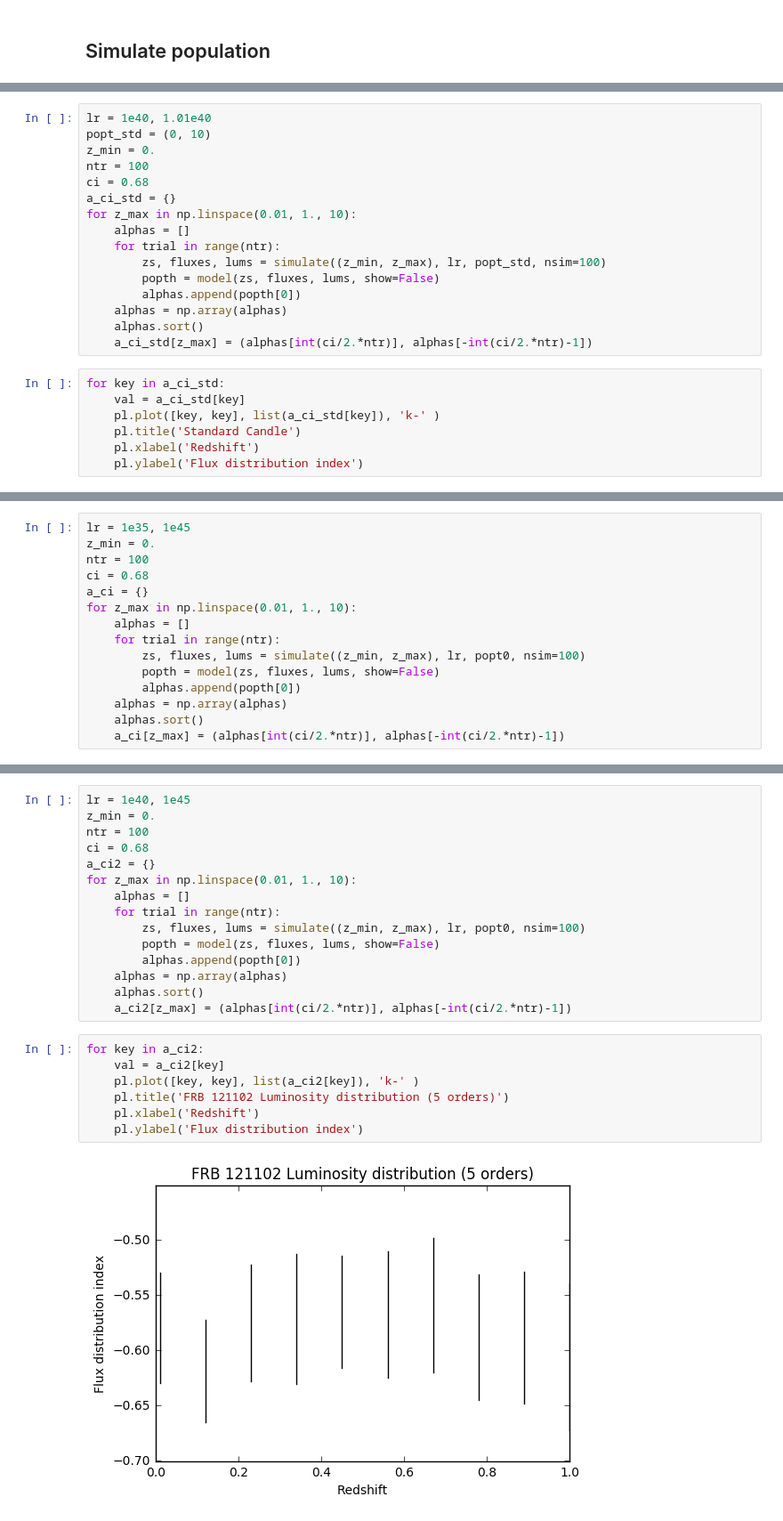
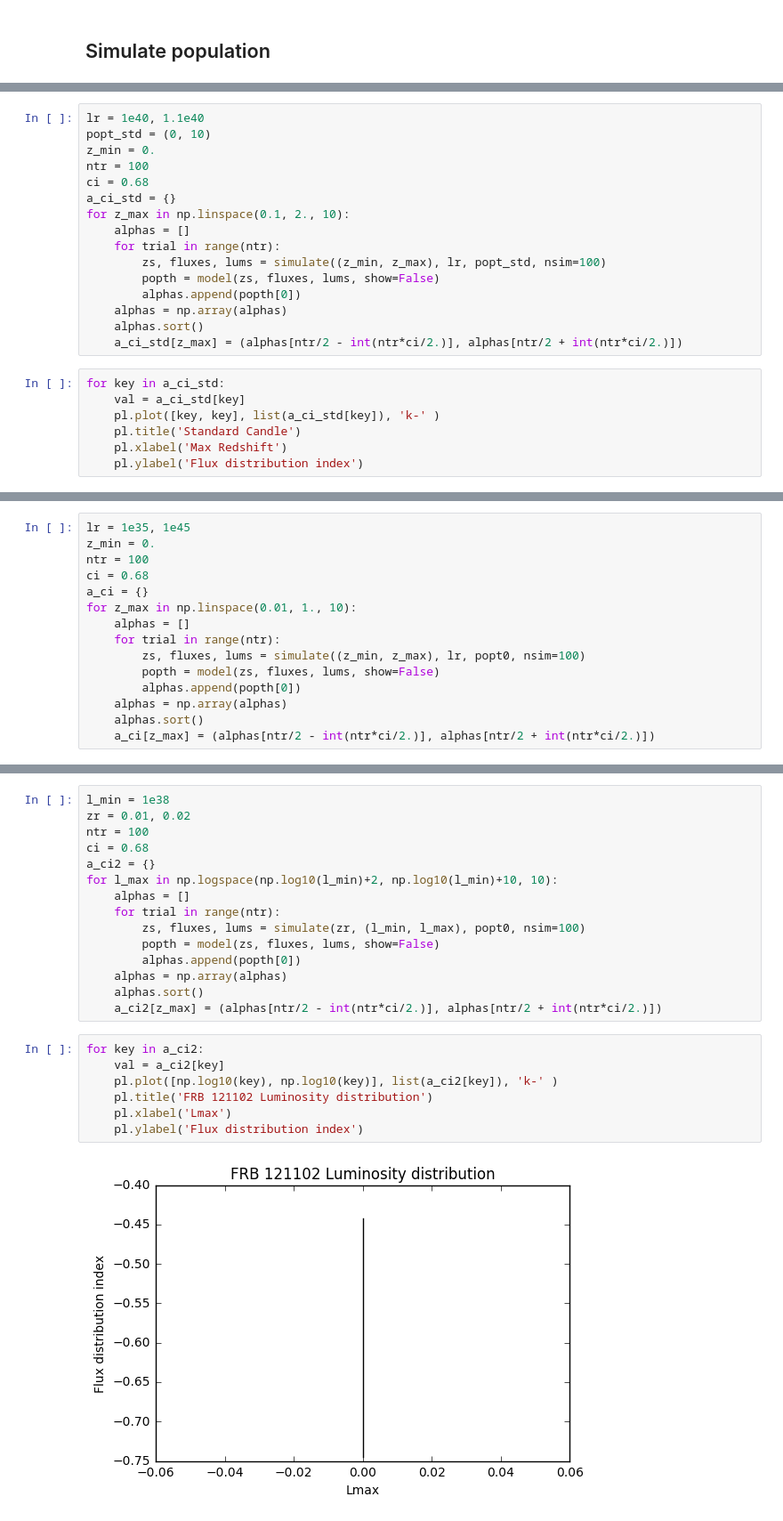
Before and after one commit to caseyjlaw/FRB121102, a Jupyter notebook: frb_simulation.ipynb, the cells around one changed output, grey strips where cells are left out. Shown at 89% size. Cells and saved outputs as stored; diff of their text form.

```diff
--- a/frb_simulation.ipynb
+++ b/frb_simulation.ipynb
@@ -135,11 +135,11 @@ Luminosities: slope 1.0175179731e-06 and amplitude 0.999999994687 (at L=1.000079
 # %%
-lr = 1e40, 1.01e40
+lr = 1e40, 1.1e40
 popt_std = (0, 10)
 z_min = 0.
 ntr = 100
 ci = 0.68
 a_ci_std = {}
-for z_max in np.linspace(0.01, 1., 10):
+for z_max in np.linspace(0.1, 2., 10):
     alphas = []
     for trial in range(ntr):
         zs, fluxes, lums = simulate((z_min, z_max), lr, popt_std, nsim=100)
@@ -147,12 +147,12 @@ for z_max in np.linspace(0.01, 1., 10):
         alphas.append(popth[0])
     alphas = np.array(alphas)
     alphas.sort()
-    a_ci_std[z_max] = (alphas[int(ci/2.*ntr)], alphas[-int(ci/2.*ntr)-1])
+    a_ci_std[z_max] = (alphas[ntr/2 - int(ntr*ci/2.)], alphas[ntr/2 + int(ntr*ci/2.)])
 # %%
 for key in a_ci_std:
     val = a_ci_std[key]
     pl.plot([key, key], list(a_ci_std[key]), 'k-' )
     pl.title('Standard Candle')
-    pl.xlabel('Redshift')
+    pl.xlabel('Max Redshift')
     pl.ylabel('Flux distribution index')
 # %% [output]
@@ -171,7 +171,7 @@ for z_max in np.linspace(0.01, 1., 10):
         alphas.append(popth[0])
     alphas = np.array(alphas)
     alphas.sort()
-    a_ci[z_max] = (alphas[int(ci/2.*ntr)], alphas[-int(ci/2.*ntr)-1])
+    a_ci[z_max] = (alphas[ntr/2 - int(ntr*ci/2.)], alphas[ntr/2 + int(ntr*ci/2.)])
 # %%
 for key in a_ci:
     val = a_ci[key]
@@ -184,24 +184,24 @@ for key in a_ci:
 # %%
-lr = 1e40, 1e45
-z_min = 0.
+l_min = 1e38
+zr = 0.01, 0.02
 ntr = 100
 ci = 0.68
 a_ci2 = {}
-for z_max in np.linspace(0.01, 1., 10):
+for l_max in np.logspace(np.log10(l_min)+2, np.log10(l_min)+10, 10):
     alphas = []
     for trial in range(ntr):
-        zs, fluxes, lums = simulate((z_min, z_max), lr, popt0, nsim=100)
+        zs, fluxes, lums = simulate(zr, (l_min, l_max), popt0, nsim=100)
         popth = model(zs, fluxes, lums, show=False)
         alphas.append(popth[0])
     alphas = np.array(alphas)
     alphas.sort()
-    a_ci2[z_max] = (alphas[int(ci/2.*ntr)], alphas[-int(ci/2.*ntr)-1])
+    a_ci2[z_max] = (alphas[ntr/2 - int(ntr*ci/2.)], alphas[ntr/2 + int(ntr*ci/2.)])
 # %%
 for key in a_ci2:
     val = a_ci2[key]
-    pl.plot([key, key], list(a_ci2[key]), 'k-' )
-    pl.title('FRB 121102 Luminosity distribution (5 orders)')
-    pl.xlabel('Redshift')
+    pl.plot([np.log10(key), np.log10(key)], list(a_ci2[key]), 'k-' )
+    pl.title('FRB 121102 Luminosity distribution')
+    pl.xlabel('Lmax')
     pl.ylabel('Flux distribution index')
 # %% [output]
-[figure, old version]
+[figure, new version]
```
Also changed, not shown: parts of 11 cells of this notebook.
